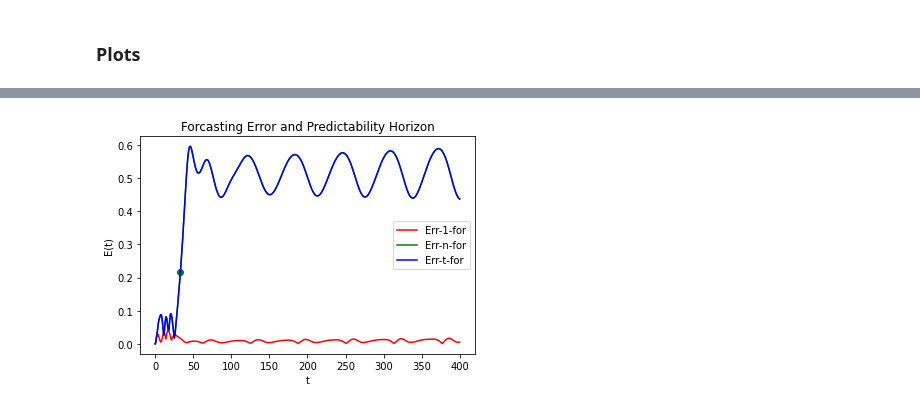
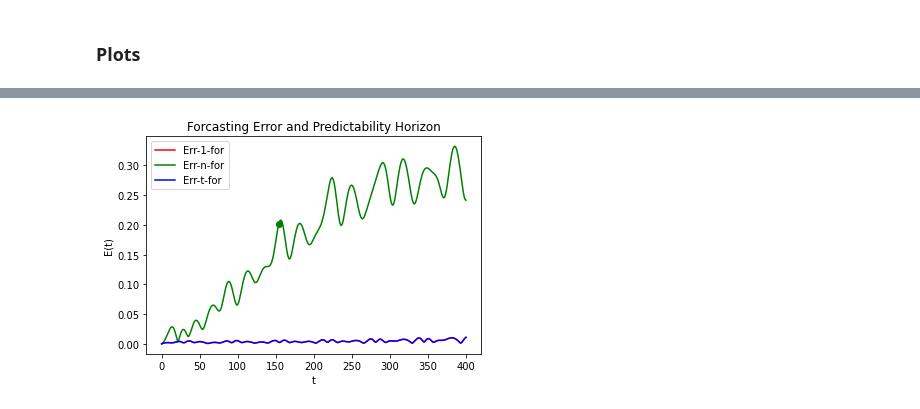
Before and after one commit to 0xbadc0ffe/DeepChaos, a Jupyter notebook: DeepChaos.ipynb, the cells around one changed output, grey strips where cells are left out. Drawn from its saved outputs; the diff is of its cells as text; code cells hidden in the pictures.

```diff
--- a/DeepChaos.ipynb
+++ b/DeepChaos.ipynb
@@ -800,25 +810,35 @@ model.eval()
 Nt_test = Nt*2  # Horizon in test phase
 threshold = 0.2 # Error threshold for predicatbility horizon
 sys.restart(x_0)
+x_i = x_0
+h_i = h_0
+
+#washout
+for i in range(washout):
+    _ , h_i = model(x_i, h_i)
+    sys.step()
+    x_i = sys.x
 
 
-x_i = x_0
-xn_hat_i = x_0
-xt_hat_i = x_0
-h1_i = h_0
-hn_i = h_0
-ht_i = h_0
+xn_hat_i = x_i
+xt_hat_i = x_i
 
-x_sys = x_0.cpu().unsqueeze(0)
-x_for_1 = x_0.cpu().unsqueeze(0)
-x_for_n = x_0.cpu().unsqueeze(0)
-x_for_t = x_0.cpu().unsqueeze(0)
+h1_i = h_i
+hn_i = h_i
+ht_i = h_i
+
+
+x_sys = x_i.cpu().unsqueeze(0)
+x_for_1 = x_i.cpu().unsqueeze(0)
+x_for_n = x_i.cpu().unsqueeze(0)
+x_for_t = x_i.cpu().unsqueeze(0)
 
 
 time_avg=0
 error_plot_1for = torch.zeros([1])
 error_plot_nfor = torch.zeros([1])
 error_plot_tfor = torch.zeros([1])
+
 
 if for_hor == "v":
     #for_hor_t = random.randint(a=1, b=Nt)
@@ -865,18 +885,18 @@ print(f"Tested horizon:                 {Nt_test}")
 print(f"Predictability threshold:       {threshold}")
 leng = len(error_plot_1for)-1
 for k,v in enumerate(error_plot_1for):
-    if (k>=washout and v>threshold) or k==leng:
-        print(f"Predictability Horizon (1-for): {k} ({k*sys.eps}) | washout: {washout}")
+    if v>threshold or k==leng:
+        print(f"Predictability Horizon (1-for): {k} ({k*sys.eps} sec) | washout: {washout}")
         break
 leng = len(error_plot_nfor)-1
 for k,v in enumerate(error_plot_nfor):
-    if (k>=washout and v>threshold) or k==leng:
-        print(f"Predictability Horizon (n-for): {k} ({k*sys.eps}) | washout: {washout}")
+    if v>threshold or k==leng:
+        print(f"Predictability Horizon (n-for): {k} ({k*sys.eps} sec) | washout: {washout}")
         break
 leng = len(error_plot_tfor)-1
 for k,v in enumerate(error_plot_tfor):
-    if (k>=washout and v>threshold) or k==leng:
-        print(f"Predictability Horizon (t-for): {k} ({k*sys.eps}) | washout: {washout}")
+    if v>threshold or k==leng:
+        print(f"Predictability Horizon (t-for): {k} ({k*sys.eps} sec) | washout: {washout}")
         break
 
 
@@ -956,29 +976,29 @@ plt.show()
 # %%
 #@title Plot Error
 
 plt.plot(error_plot_1for, label="Err-1-for", color="red")
 plt.plot(error_plot_nfor, label="Err-n-for", color="green")
-plt.plot(error_plot_nfor, label="Err-t-for", color="blue")
+plt.plot(error_plot_tfor, label="Err-t-for", color="blue")
 plt.title(f"Forcasting Error and Predictability Horizon")
 plt.xlabel("t")
 plt.ylabel(f"E(t)")
 for k,v in enumerate(error_plot_1for):
     if v>threshold:
         plt.scatter(k, error_plot_1for[k], color="red") # Predictability Horizon for 1-for
         break
 for k,v in enumerate(error_plot_nfor):
     if v>threshold:
         plt.scatter(k, error_plot_nfor[k], color="green") # Predictability Horizon for n-for
         break
 for k,v in enumerate(error_plot_tfor):
     if v>threshold:
         plt.scatter(k, error_plot_tfor[k], color="blue") # Predictability Horizon for t-for
         break
 plt.legend()
 
 plt.show()
 # %% [output]
-[figure, old version]
+[figure, new version]
 # %%
 #@title Plot x0 vs t
 
```
Also changed, not shown: parts of 9 cells of this notebook.
